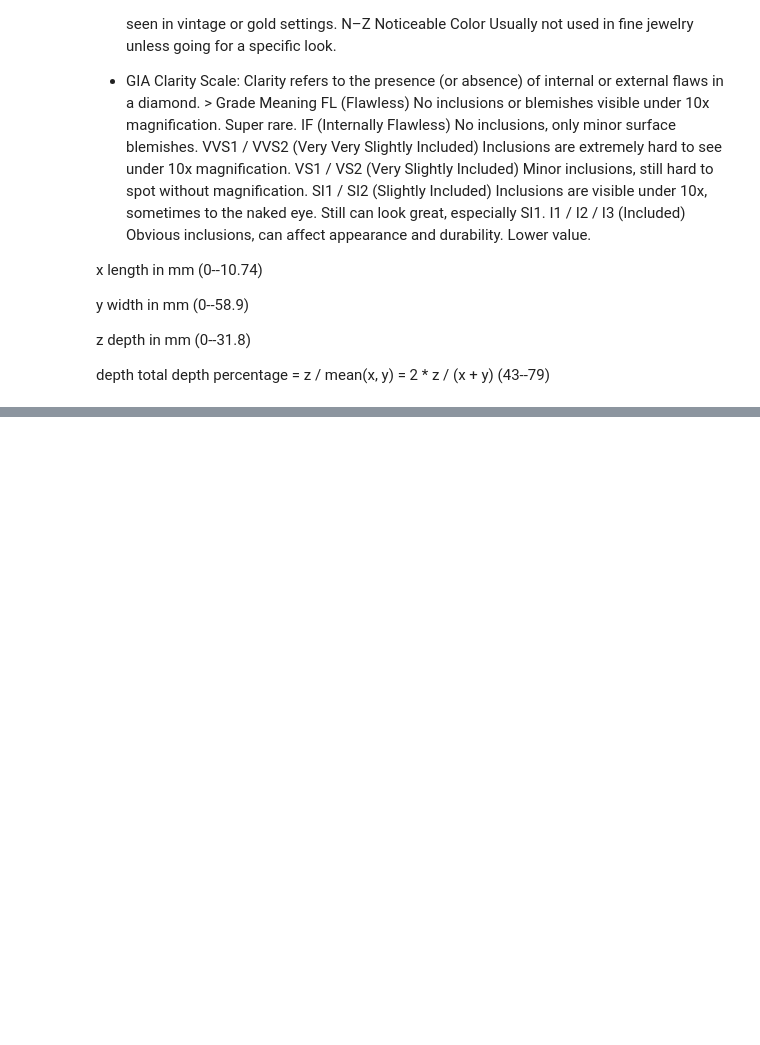
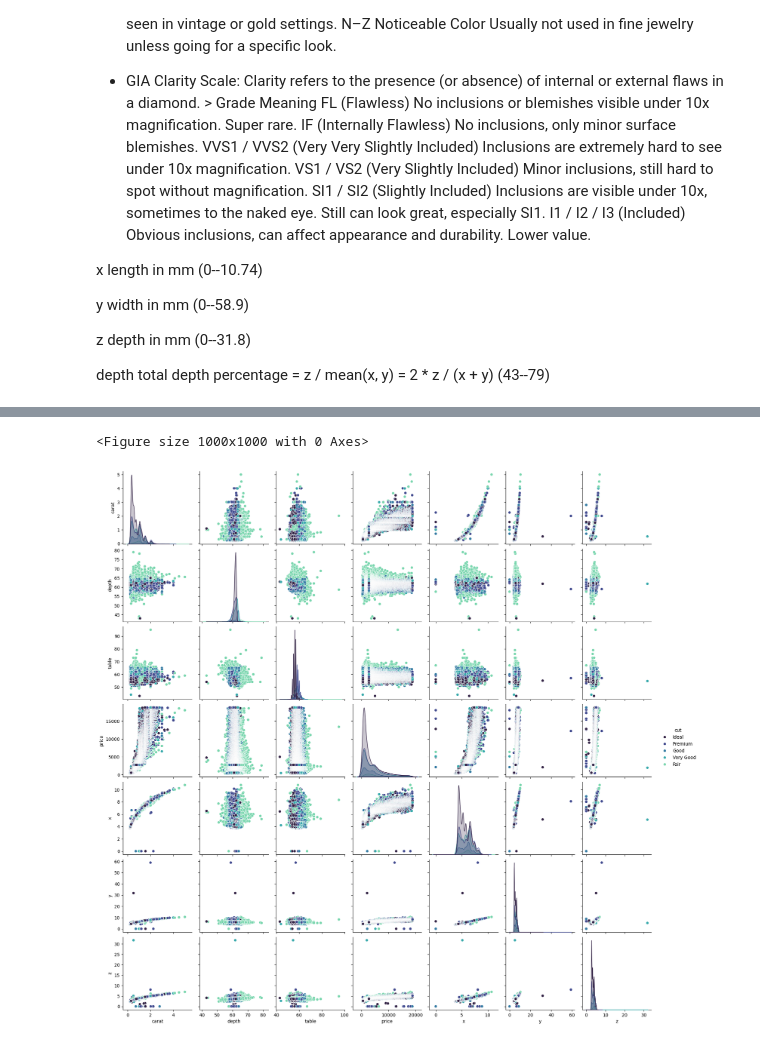
Before and after one commit to ahmetturk-uk/Pandas, a Jupyter notebook: Diamond.ipynb, the cells around one changed output, grey strips where cells are left out. Saved outputs shown, nothing was run; the diff lists cells and outputs as text; code cells hidden in the pictures; blank space fills up the shorter version.

```diff
--- a/Diamond.ipynb
+++ b/Diamond.ipynb
@@ -63,0 +63,4 @@ import seaborn as sns
+# %%
+#reading csv file
+diamond = pd.read_csv('diamonds.csv')
+diamond.head()
@@ -63,0 +74,4 @@ import seaborn as sns
+# %%
+#dropping the feature doesn't need
+diamond.drop('Unnamed: 0',axis=1,inplace=True)
+diamond.head()
@@ -63,0 +130,6 @@ import seaborn as sns
+# %%
+#dropping the duplicates
+
+diamond.drop_duplicates(inplace=True)
+print(f"The number of duplicates in our dataset is: {diamond.duplicated().sum()}")
+diamond.head()
@@ -63,0 +235,10 @@ import seaborn as sns
+# %%
+import warnings
+warnings.filterwarnings('ignore')
+
+plt.figure(figsize=(10,10))
+sns.pairplot(diamond, hue='cut', palette='mako')
+plt.show()
+# %% [output]
+<Figure size 1000x1000 with 0 Axes>
+[figure, added]
```
Also changed, not shown: parts of 11 cells of this notebook.
